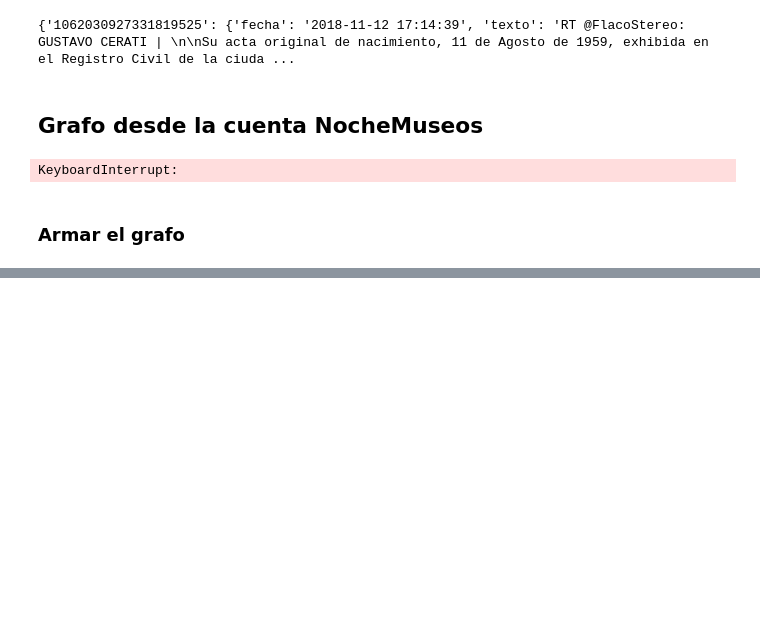
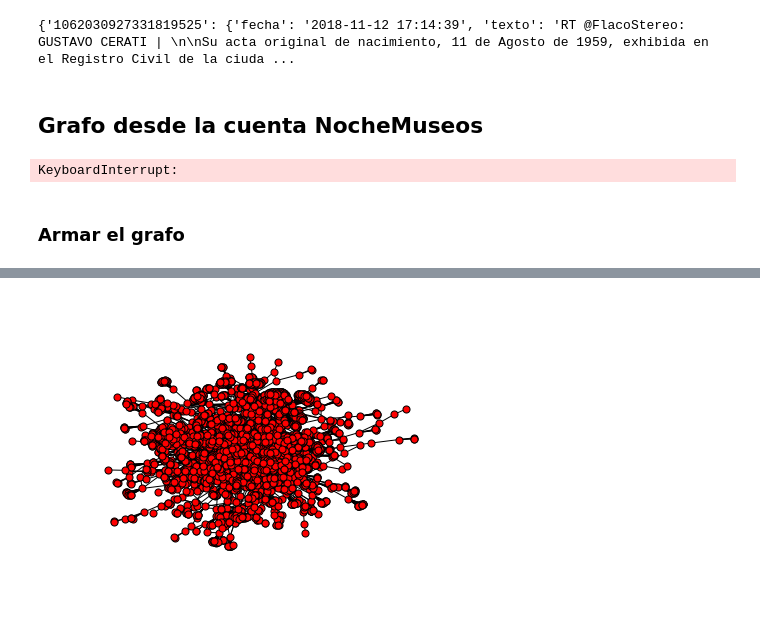
Before and after one commit to alangivre/NocheMuseos, a Jupyter notebook: LevantaTweets.ipynb, the cells around one changed output, grey strips where cells are left out. Saved outputs shown, nothing was run; the diff lists cells and outputs as text; code cells hidden in the pictures; blank space fills up the shorter version.

```diff
--- a/LevantaTweets.ipynb
+++ b/LevantaTweets.ipynb
@@ -236,0 +261,5 @@ plt.show()
+# %%
+nx.draw(Gc, node_size=50)
+plt.show()
+# %% [output]
+[figure, added]
```
Also changed, not shown: parts of 12 cells of this notebook.
